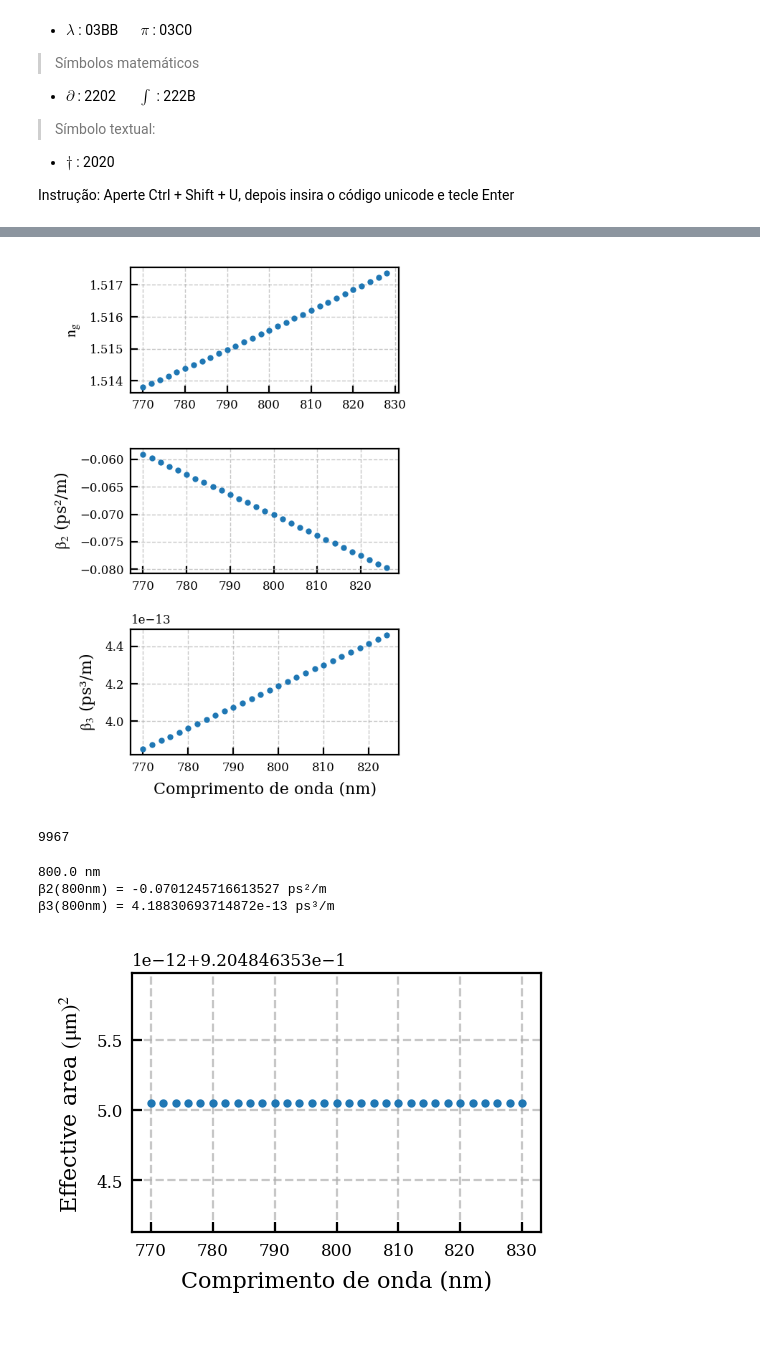
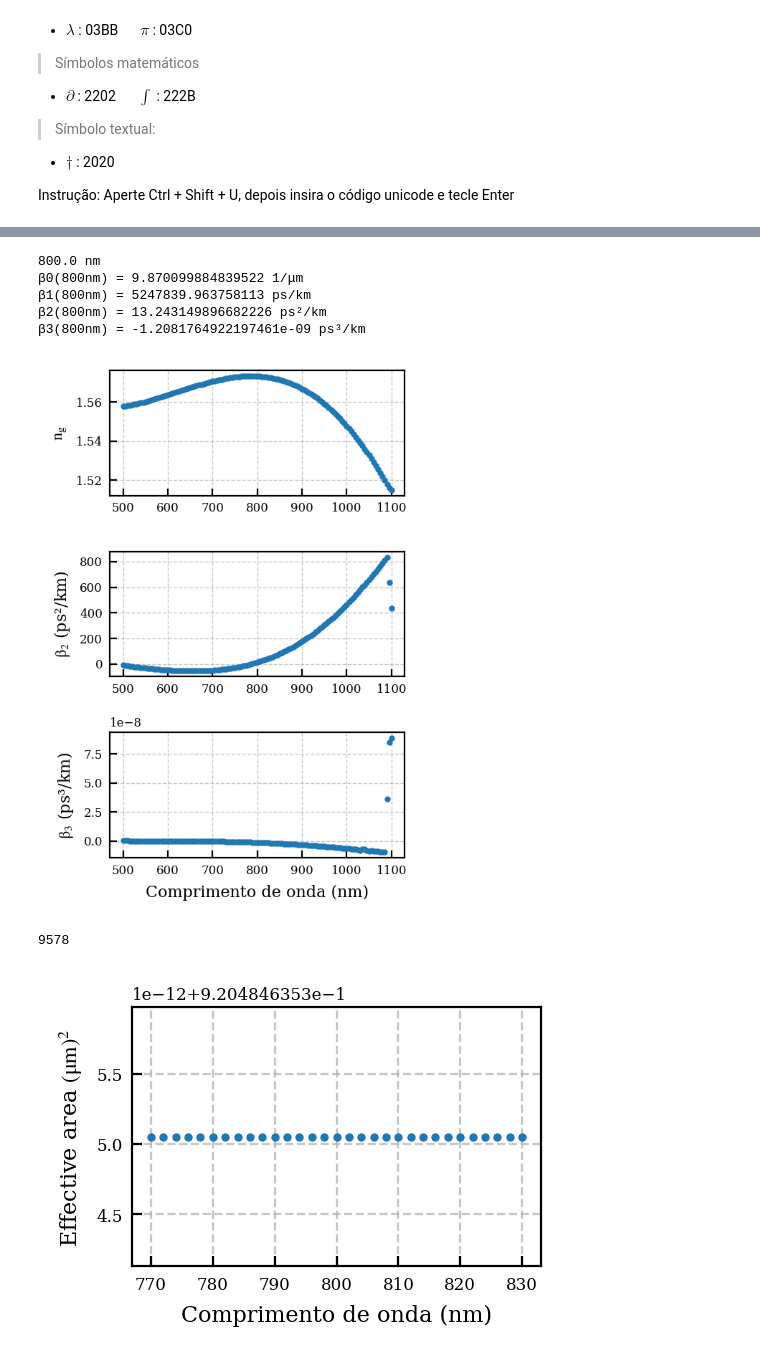
Before and after one commit to guttonm/FI254-projeto4, a Jupyter notebook: Nonlinearities/gamma.ipynb, the cells around one changed output, grey strips where cells are left out. Drawn from its saved outputs; the diff is of its cells as text; code cells hidden in the pictures.

```diff
--- a/Nonlinearities/gamma.ipynb
+++ b/Nonlinearities/gamma.ipynb
@@ -74,7 +75,7 @@ plt.rcParams["font.serif"] = ["Times New Roman"] + plt.rcParams["font.serif"]
 # Leitura de dados
 ###############
 # Dados com simulação no Comsol 6.3
-simulação = pd.read_csv("neff1.csv", skiprows=4)
+simulação = pd.read_csv("data_diam650nm.csv", skiprows=4)
 
 # Tirando % da primeira coluna (formato exportado de header do Comsol)
 ###############
@@ -134,66 +246,76 @@ gc.collect()
 # λ : comprimento de onda
 
 # ∂ (neff) / ∂λ
-dn_dλ = np.diff(neff)/np.diff(λ)
+# dn_dλ = np.diff(neff)/np.diff(λ)
+dn_dλ = np.gradient(neff, λ)
 
 # Índice de grupo
-ng = neff[:-1] - λ[:-1] * dn_dλ
+# ng = neff[:-1] - λ[:-1] * dn_dλ
+ng = neff - λ * dn_dλ
 
 # Calculando β2 e β3
 ###############
 # β2 = - λ² / (2 π c²) * ∂ (ng) / ∂λ
-β2 = - λ[:-2]**2 / (2 * π * c**2) * np.diff(ng)/np.diff(λ[:-1]) # s²/m
+# β2 = - λ[:-2]**2 / (2 * π * c**2) * np.diff(ng)/np.diff(λ[:-1]) # s²/m
+β2 = - λ**2 / (2 * π * c**2) * np.gradient(ng, λ) # s²/m
 
 # β3 =  - λ² / (2 π c²) * ∂ (β2) / ∂λ
-β3 = - λ[:-3]**2 / (2 * π * c**2) * np.diff(β2) / np.diff(λ[:-2]) # s³/m
+# β3 = - λ[:-3]**2 / (2 * π * c**2) * np.diff(β2) / np.diff(λ[:-2]) # s³/m
+β3 = - λ**2 / (2 * π * c**2) * np.gradient(β2, λ) # s³/m
+
+# Imprimindo valores de β2 e β3 em 800 nm (comprimento de onda central do pulso Gaussiano);
+# 800 nm: λ[i]
+i = pd.Series(abs(λ-8e-7)).idxmin()
+
+print(round(λ[i]*10**9, 3), 'nm')
+print(f"β0(800nm) = {2*np.pi*neff[i]/λ[i]*1e-6} 1/μm")
+print(f"β1(800nm) = {ng[i]/c*10**15} ps/km")
+print(f"β2(800nm) = {β2[i]*10**27} ps²/km")
+print(f"β3(800nm) = {β3[i]*10**39} ps³/km")
+# %% [output]
+800.0 nm
+β0(800nm) = 9.870099884839522 1/μm
+β1(800nm) = 5247839.963758113 ps/km
+β2(800nm) = 13.243149896682226 ps²/km
+β3(800nm) = -1.2081764922197461e-09 ps³/km
 # %%
 plt.close("Índice de grupo")
 fig, ax = plt.subplots(3, 1, num = 'Índice de grupo', figsize = (7.90354375/2*0.7,4), dpi = 200, clear = True)
 
-ax[0].plot(λ[:-1]*1e9, # x-axis
+ax[0].plot(λ*1e9, # x-axis
         ng, # y-axis
         '.', # Marker style
         ms = 4 # Marker size
         )
 
-ax[1].plot(λ[:-2]*1e9, # x-axis
-        β2*10**24, # y-axis
+ax[1].plot(λ*1e9, # x-axis
+        β2*10**27, # y-axis
         '.', # Marker style
         ms = 4 # Marker size
         )
 
-ax[2].plot(λ[:-3]*1e9, # x-axis
-        β3*10**36, # y-axis
+ax[2].plot(λ*1e9, # x-axis
+        β3*10**39, # y-axis
         '.', # Marker style
         ms = 4 # Marker size
         )
 
 ax[0].set_ylabel(r"$\mathrm{n_g}$")
-ax[1].set_ylabel(r"$\mathrm{\beta_2}$ (ps²/m)")
-ax[2].set_ylabel(r"$\mathrm{\beta_3}$ (ps³/m)")
+ax[1].set_ylabel(r"$\mathrm{\beta_2}$ (ps²/km)")
+ax[2].set_ylabel(r"$\mathrm{\beta_3}$ (ps³/km)")
 
 ax[-1].set_xlabel(r"Comprimento de onda (nm)")
 
 for axes in ax.flat:
     axes.grid(True, which='both', linestyle='--', linewidth=0.5)
 
 
 plt.tight_layout()
 plt.show()
 gc.collect()
 # %% [output]
-[figure, old version]
+[figure, new version]
-9967
+9578
-# %%
-# Imprimindo valores de β2 e β3 em 800 nm (comprimento de onda central do pulso Gaussiano);
-# 800 nm: λ[15]
-print(round(λ[15]*10**9, 3), 'nm')
-print(f"β2(800nm) = {β2[15]*10**24} ps²/m")
-print(f"β3(800nm) = {β3[15]*10**36} ps³/m")
-# %% [output]
-800.0 nm
-β2(800nm) = -0.0701245716613527 ps²/m
-β3(800nm) = 4.18830693714872e-13 ps³/m
 # %%
 # Área efetiva (A_eff) calculada no Comsol
 # A_eff = (∫ |E|² dS)²/(∫ |E|⁴ dS);
```
Also changed, not shown: parts of 7 cells of this notebook.
